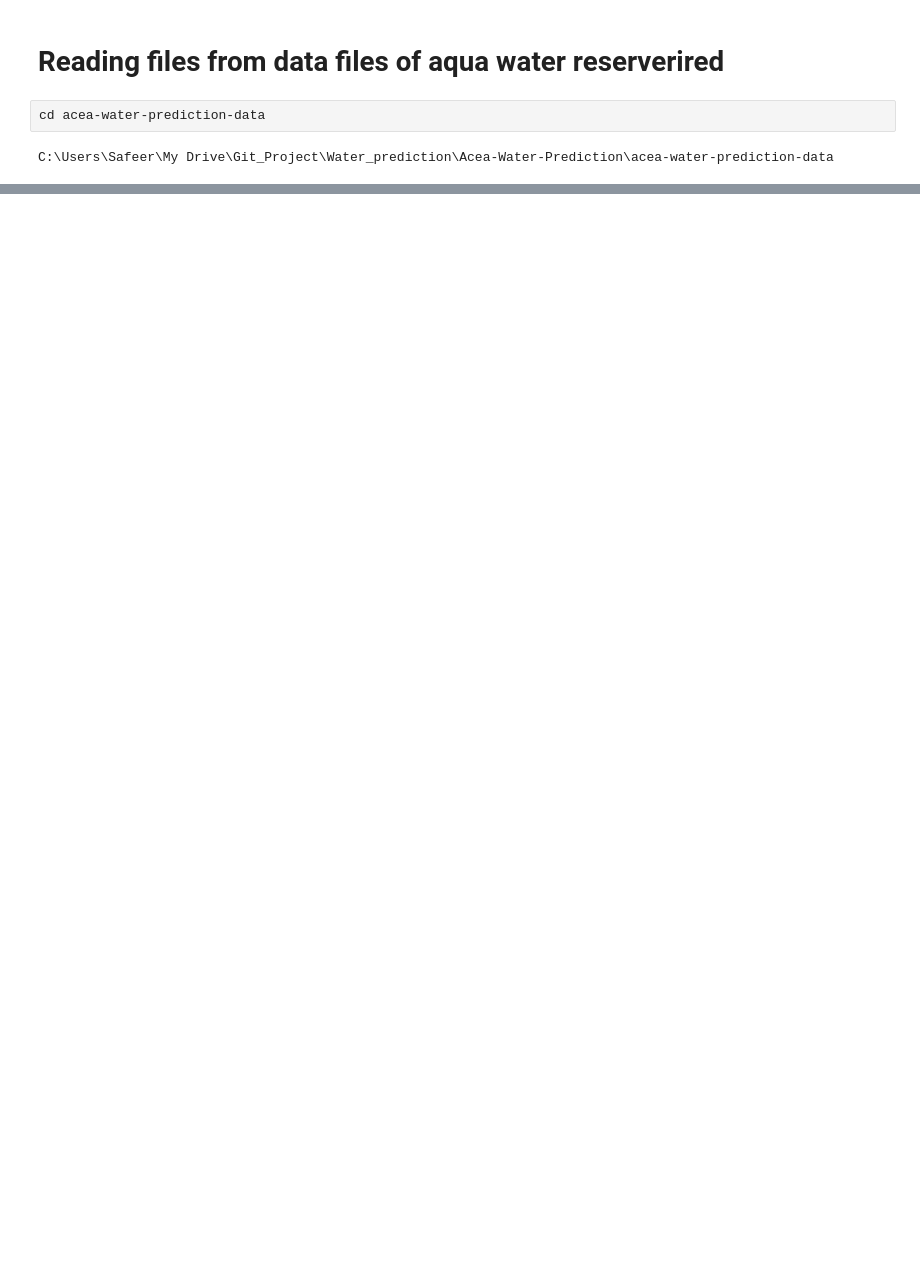
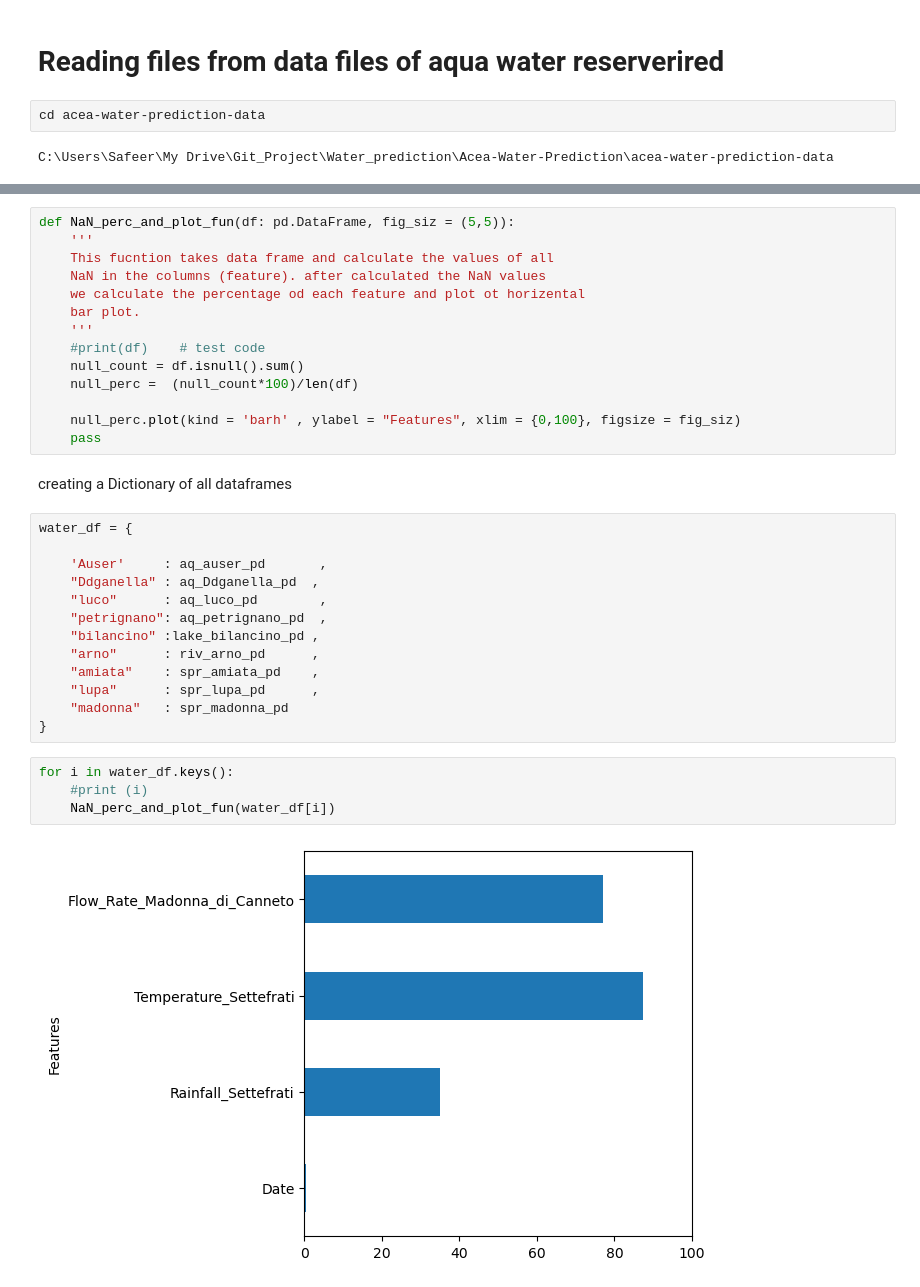
Before and after one commit to safeer-maker/Acea-Water-Prediction, a Jupyter notebook: water prediction.ipynb, the cells around one changed output, grey strips where cells are left out. Cells and saved outputs as stored; diff of their text form; blank space fills up the shorter version.

```diff
--- a/water prediction.ipynb
+++ b/water prediction.ipynb
@@ -227,0 +315,35 @@ aq_auser_pd.plot.line(x = 'Date' , y = 'Rainfall_Gallicano' )
+# %%
+def NaN_perc_and_plot_fun(df: pd.DataFrame, fig_siz = (5,5)):
+    '''
+    This fucntion takes data frame and calculate the values of all
+    NaN in the columns (feature). after calculated the NaN values
+    we calculate the percentage od each feature and plot ot horizental
+    bar plot.
+    '''
+    #print(df)    # test code
+    null_count = df.isnull().sum()
+    null_perc =  (null_count*100)/len(df)
+
+    null_perc.plot(kind = 'barh' , ylabel = "Features", xlim = {0,100}, figsize = fig_siz)
+    pass
+# %% [markdown]
+creating a Dictionary of all dataframes
+# %%
+water_df = {
+
+    'Auser'     : aq_auser_pd       ,
+    "Ddganella" : aq_Ddganella_pd  ,
+    "luco"      : aq_luco_pd        ,
+    "petrignano": aq_petrignano_pd  ,
+    "bilancino" :lake_bilancino_pd ,
+    "arno"      : riv_arno_pd      ,
+    "amiata"    : spr_amiata_pd    ,
+    "lupa"      : spr_lupa_pd      ,
+    "madonna"   : spr_madonna_pd
+}
+# %%
+for i in water_df.keys():
+    #print (i)
+    NaN_perc_and_plot_fun(water_df[i])
+# %% [output]
+[figure, added]
```
Also changed, not shown: parts of 30 cells of this notebook, 4 other files.
